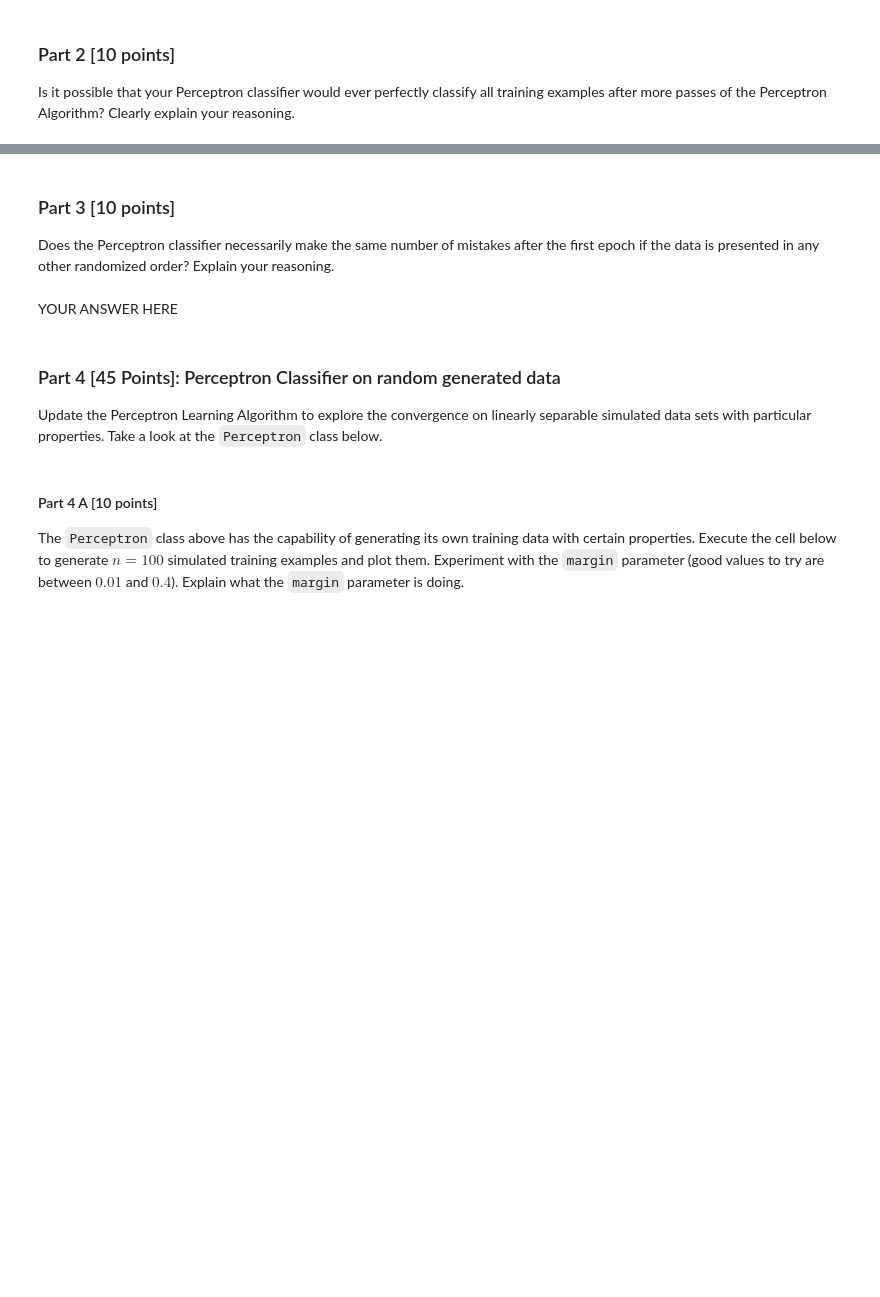
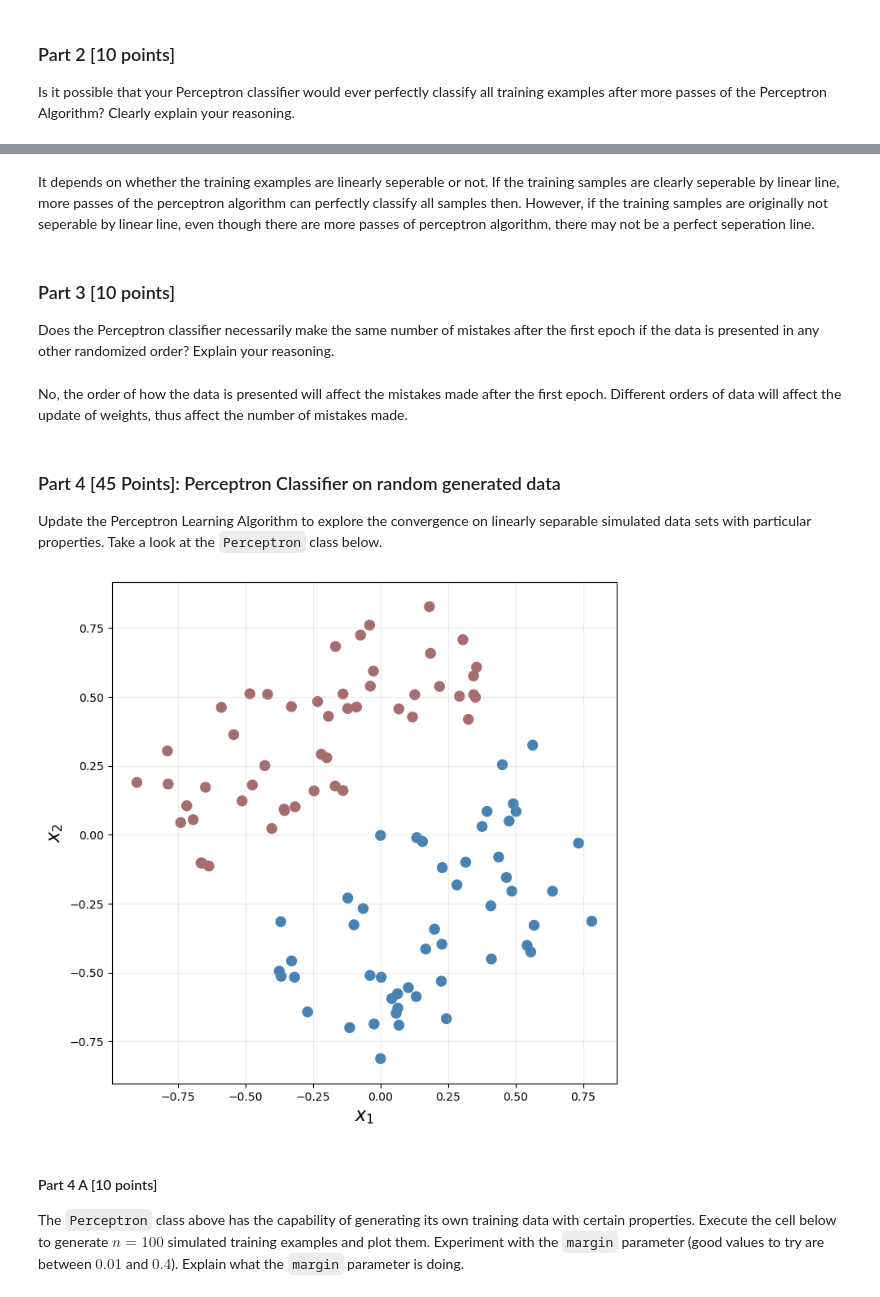
Before and after one commit to yujie0706/Machine-Learning-Homework, a Jupyter notebook: hw2/hw2.ipynb, the cells around one changed output, grey strips where cells are left out. Drawn from its saved outputs; the diff is of its cells as text; code cells hidden in the pictures; blank space fills up the shorter version.

```diff
--- a/hw2/hw2.ipynb
+++ b/hw2/hw2.ipynb
@@ -80,6 +89,10 @@ def perceptron_train(data, weights, bias):
     for row in data:
         X = np.array(row[:3])
         y = row[-1]
-        # YOUR CODE HERE
-        raise NotImplementedError()
+        a = np.dot(X, weights)
+        if a * y <= 0:
+            weights += y * X
+            bias += y
+            mistakes_count += 1
     return weights, bias, mistakes_count
+perceptron_train(data, weights, bias)
@@ -98,6 +115,5 @@ Run the perceptron training for 50 more epochs with the updated weights and repo
 # %%
 epochs = 50
 for i in range(epochs):
-    # YOUR CODE HERE
-    raise NotImplementedError()
+    weights, bias, number_of_mistakes = perceptron_train(data, weights, bias)
 print(f'weights: {weights}, bias: {bias}, mistakes: {number_of_mistakes}')
@@ -113,9 +129,11 @@ YOUR ANSWER HERE
+# %% [markdown]
+It depends on whether the training examples are linearly seperable or not. If the training samples are clearly seperable by linear line, more passes of the perceptron algorithm can perfectly classify all samples then. However, if the training samples are originally not seperable by linear line, even though there are more passes of perceptron algorithm, there may not be a perfect seperation line.
 # %% [markdown]
 ### Part 3 [10 points]
 Does the Perceptron classifier necessarily make the same number of mistakes after the first epoch if the data is presented in any other randomized order?
     Explain your reasoning.
-# %% [markdown]
-YOUR ANSWER HERE
+# %% [markdown]
+No, the order of how the data is presented will affect the mistakes made after the first epoch. Different orders of data will affect the update of weights, thus affect the number of mistakes made.
 # %% [markdown]
 ###  Part 4 [45 Points]:  Perceptron Classifier on random generated data
 
@@ -162,11 +180,10 @@ class Perceptron:
 
         :param max_epochs (int): Maximum number of epochs to perform before stopping.
         """
+        for i in range(max_epochs):
+            self.w, self.b, self.num_mistakes = perceptron_train(data, weights, bias)
 
-        # YOUR CODE HERE
-        raise NotImplementedError()
-
-    def plot_model(self, decision_boundary=False):
+    def plot_model(self, decision_boundary=True):
         """
         Plots the simulated data and the learned decision boundary
 
@@ -176,35 +193,45 @@ class Perceptron:
         colors = ["steelblue" if yi == -
                   1 else "#a76c6e" for yi in self.y_train]
         ax.scatter(self.X_train[:, 0], self.X_train[:, 1], color=colors, s=75)
+
         if decision_boundary:
-            # YOUR CODE HERE
-            raise NotImplementedError()
+            # 找到这张图上最小的一个x值，及其对应的y值
+            # 找到这张图上最大的一个x值，及其对应的y值
+            # 把两个点连起来
+            pass
+
+
         ax.grid(alpha=0.25)
         ax.set_xlabel(r"$x_1$", fontsize=16)
         ax.set_ylabel(r"$x_2$", fontsize=16)
 
     def gen_data(self):
         """
         Generate random linearly separable data with given margin.
         Note: You should not need to change this function
         """
         flip = np.random.choice([-1, 1])
         pos_x1 = np.random.uniform(-1 / np.sqrt(2), 1 / np.sqrt(2), int(self.n / 2))
         pos_x2 = np.random.uniform(
             self.M + flip * 0.1, 1 / np.sqrt(2), int(self.n / 2))
         pos_x2[-1] = self.M + flip * 0.1
         neg_x1 = np.random.uniform(-1 / np.sqrt(2), 1 / np.sqrt(2), int(self.n / 2))
         neg_x2 = np.random.uniform(-1 / np.sqrt(2), -
                                    self.M + flip * 0.1, int(self.n / 2))
         neg_x2[-1] = -self.M + flip * 0.1
         X = np.concatenate((np.column_stack((pos_x1, pos_x2)),
                             np.column_stack((neg_x1, neg_x2))))
         X = np.dot(X, np.array(
             [[np.cos(np.pi / 6), np.sin(np.pi / 6)], [-np.sin(np.pi / 6), np.cos(np.pi / 6)]]))
         y = np.array([+1] * int(self.n / 2) + [-1] * int(self.n / 2))
         rand_order = np.random.choice(
             range(self.n), replace=False, size=self.n)
         return X[rand_order], y[rand_order]
+
+percep = Perceptron(n=100, margin=0.1, X=None, y=None, random_state=1241)
+percep.plot_model()
+# %% [output]
+[figure, added]
 # %% [markdown]
 #### Part 4 A [10 points]
 The `Perceptron` class above has the capability of generating its own training data with certain properties. Execute the cell below to generate $n=100$ simulated training examples and plot them. Experiment with the `margin` parameter (good values to try are between $0.01$ and $0.4$). Explain what the `margin` parameter is doing.
```
Also changed, not shown: parts of 8 cells of this notebook, 2 other files.
